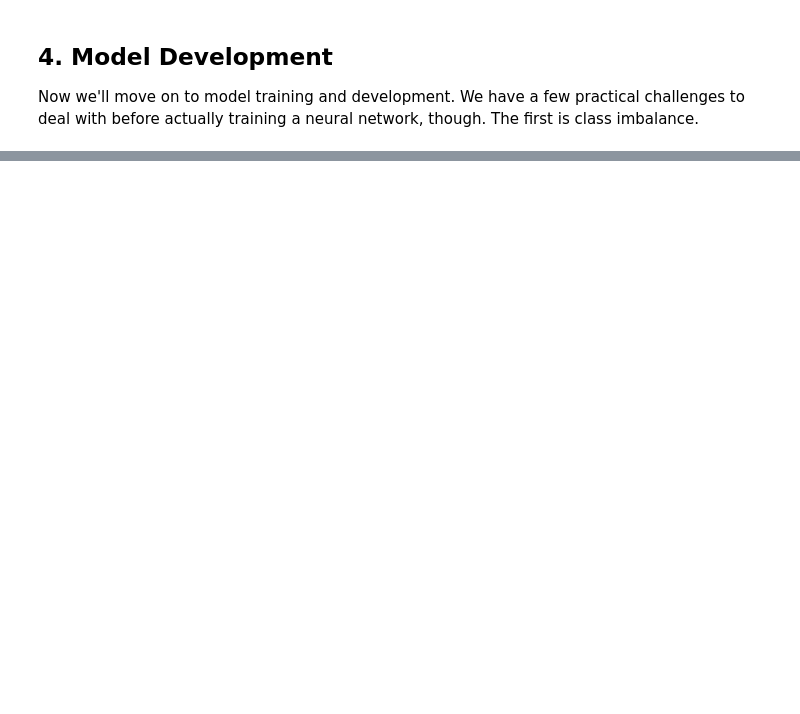
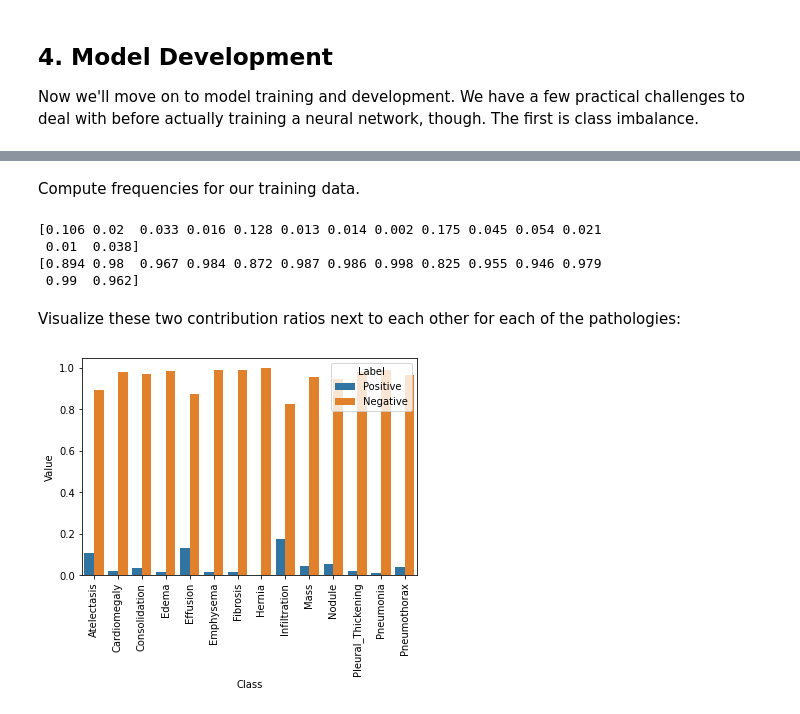
Before and after one commit to zacharyvunguyen/AI-for-Medical-Diagnosis, a Jupyter notebook: W1_Review_Code.ipynb, the cells around one changed output, grey strips where cells are left out. Cells and saved outputs as stored; diff of their text form; code cells hidden in the pictures; blank space fills up the shorter version.

```diff
--- a/W1_Review_Code.ipynb
+++ b/W1_Review_Code.ipynb
@@ -397,0 +433,9 @@ Now we'll move on to model training and development. We have a few practical cha
+# %%
+def compute_class_freqs(labels):
+    # total number of patients (rows)
+    N = len(labels)
+
+    positive_frequencies = sum(labels) / N
+    negative_frequencies = 1 - positive_frequencies
+
+    return positive_frequencies, negative_frequencies
@@ -397,0 +468,20 @@ Now we'll move on to model training and development. We have a few practical cha
+# %% [markdown]
+Compute frequencies for our training data.
+# %%
+freq_pos, freq_neg = compute_class_freqs(train_generator.labels)
+print(freq_pos)
+print(freq_neg)
+# %% [output]
+[0.106 0.02  0.033 0.016 0.128 0.013 0.014 0.002 0.175 0.045 0.054 0.021
+ 0.01  0.038]
+[0.894 0.98  0.967 0.984 0.872 0.987 0.986 0.998 0.825 0.955 0.946 0.979
+ 0.99  0.962]
+# %% [markdown]
+Visualize these two contribution ratios next to each other for each of the pathologies:
+# %%
+data = pd.DataFrame({"Class": labels, "Label": "Positive", "Value": freq_pos})
+data = data.append([{"Class": labels[l], "Label": "Negative", "Value": v} for l,v in enumerate(freq_neg)], ignore_index=True)
+plt.xticks(rotation=90)
+f = sns.barplot(x="Class", y="Value", hue="Label" ,data=data)
+# %% [output]
+[figure, added]
```
Also changed, not shown: parts of 10 cells of this notebook, 1 other file.
